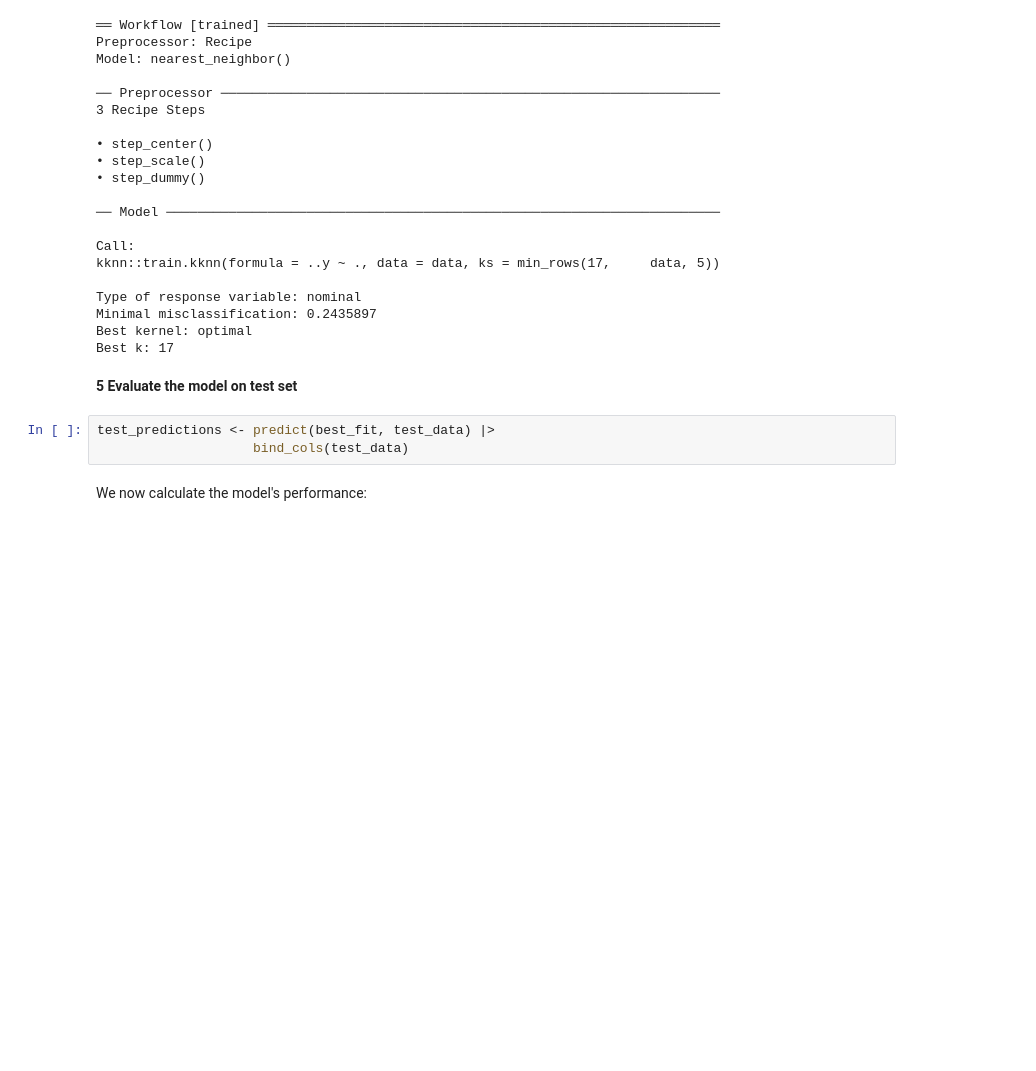
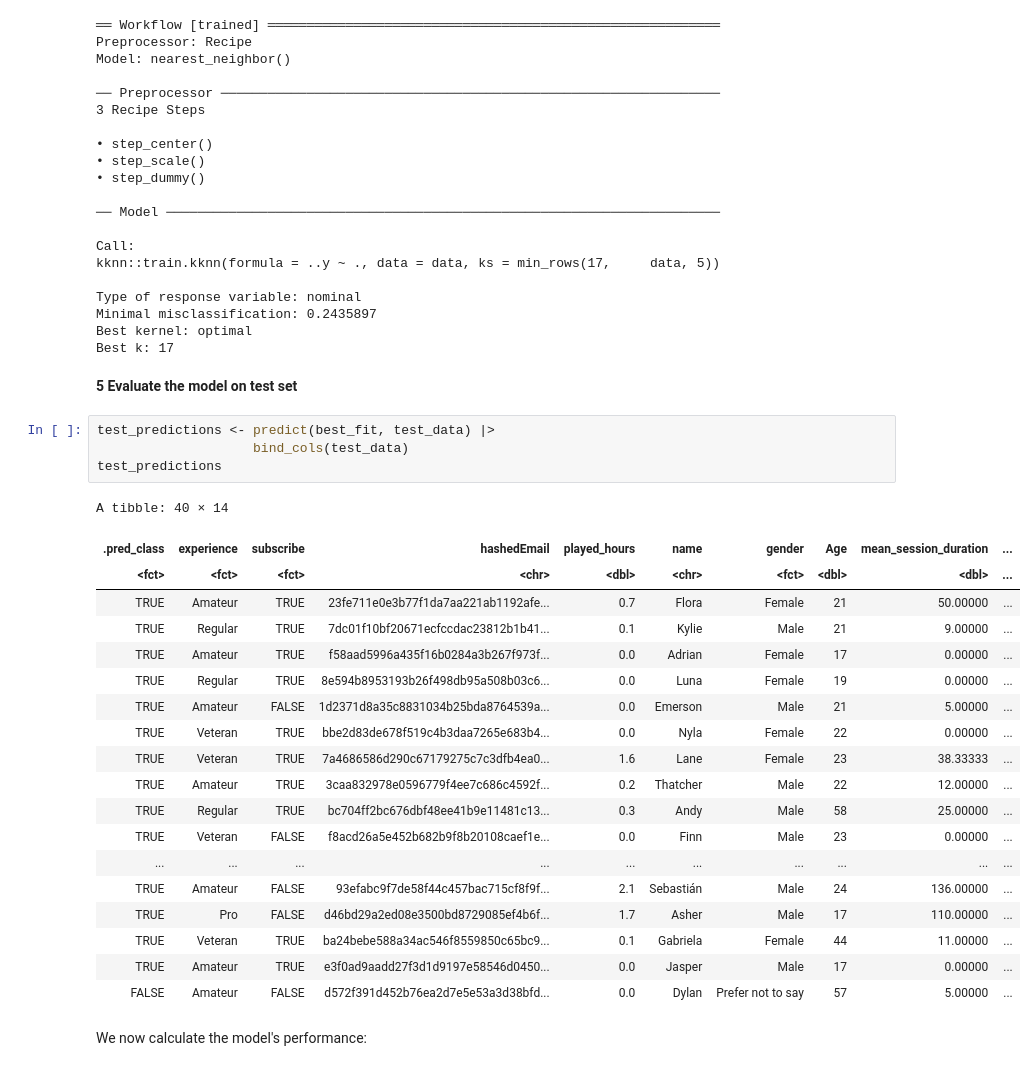
Before and after one commit to wizexplorer/dsci-100-project, a Jupyter notebook: project_report_40.ipynb, the cells around one changed output. Saved outputs shown, nothing was run; the diff lists cells and outputs as text; blank space fills up the shorter version.

```diff
--- a/project_report_40.ipynb
+++ b/project_report_40.ipynb
@@ -500,6 +533,27 @@ __5 Evaluate the model on test set__
 # %%
 test_predictions <- predict(best_fit, test_data) |>
                     bind_cols(test_data)
+test_predictions
+# %% [output]
+A tibble: 40 × 14
+| .pred_class | experience | subscribe | hashedEmail | played_hours | name | gender | Age | mean_session_duration | ... |
+| <fct> | <fct> | <fct> | <chr> | <dbl> | <chr> | <fct> | <dbl> | <dbl> | ... |
+| TRUE | Amateur | TRUE | 23fe711e0e3b77f1da7aa221ab1192afe... | 0.7 | Flora | Female | 21 | 50.00000 | ... |
+| TRUE | Regular | TRUE | 7dc01f10bf20671ecfccdac23812b1b41... | 0.1 | Kylie | Male | 21 | 9.00000 | ... |
+| TRUE | Amateur | TRUE | f58aad5996a435f16b0284a3b267f973f... | 0.0 | Adrian | Female | 17 | 0.00000 | ... |
+| TRUE | Regular | TRUE | 8e594b8953193b26f498db95a508b03c6... | 0.0 | Luna | Female | 19 | 0.00000 | ... |
+| TRUE | Amateur | FALSE | 1d2371d8a35c8831034b25bda8764539a... | 0.0 | Emerson | Male | 21 | 5.00000 | ... |
+| TRUE | Veteran | TRUE | bbe2d83de678f519c4b3daa7265e683b4... | 0.0 | Nyla | Female | 22 | 0.00000 | ... |
+| TRUE | Veteran | TRUE | 7a4686586d290c67179275c7c3dfb4ea0... | 1.6 | Lane | Female | 23 | 38.33333 | ... |
+| TRUE | Amateur | TRUE | 3caa832978e0596779f4ee7c686c4592f... | 0.2 | Thatcher | Male | 22 | 12.00000 | ... |
+| TRUE | Regular | TRUE | bc704ff2bc676dbf48ee41b9e11481c13... | 0.3 | Andy | Male | 58 | 25.00000 | ... |
+| TRUE | Veteran | FALSE | f8acd26a5e452b682b9f8b20108caef1e... | 0.0 | Finn | Male | 23 | 0.00000 | ... |
+| ... | ... | ... | ... | ... | ... | ... | ... | ... | ... |
+| TRUE | Amateur | FALSE | 93efabc9f7de58f44c457bac715cf8f9f... | 2.1 | Sebastián | Male | 24 | 136.00000 | ... |
+| TRUE | Pro | FALSE | d46bd29a2ed08e3500bd8729085ef4b6f... | 1.7 | Asher | Male | 17 | 110.00000 | ... |
+| TRUE | Veteran | TRUE | ba24bebe588a34ac546f8559850c65bc9... | 0.1 | Gabriela | Female | 44 | 11.00000 | ... |
+| TRUE | Amateur | TRUE | e3f0ad9aadd27f3d1d9197e58546d0450... | 0.0 | Jasper | Male | 17 | 0.00000 | ... |
+| FALSE | Amateur | FALSE | d572f391d452b76ea2d7e5e53a3d38bfd... | 0.0 | Dylan | Prefer not to say | 57 | 5.00000 | ... |
 # %% [markdown]
 We now calculate the model's performance:
 # %%
```
Also changed, not shown: parts of 15 cells of this notebook.
